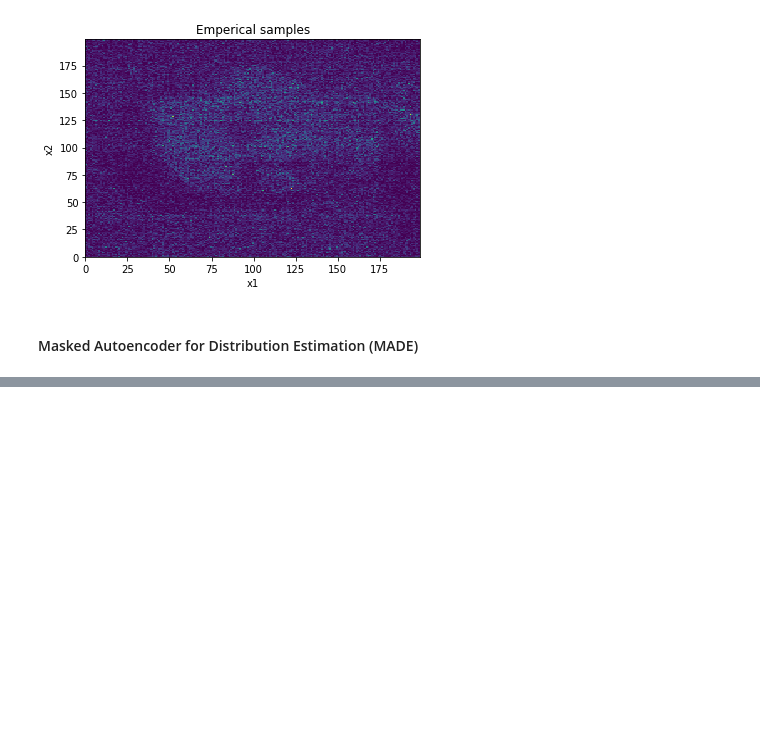
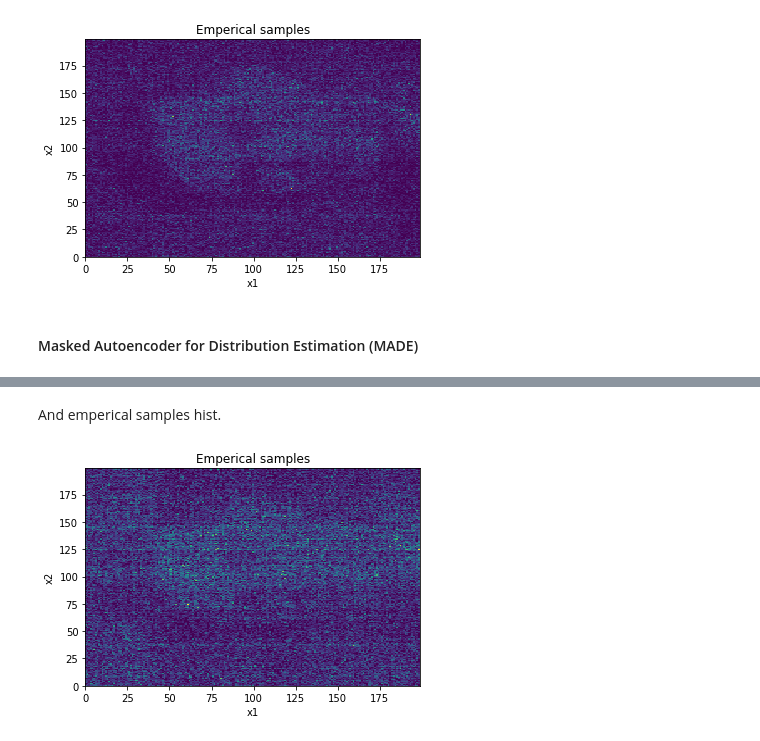
Before and after one commit to Igor-Tukh/deep-unsupervised-learning-hse, a Jupyter notebook: hw01_2.ipynb, the cells around one changed output, grey strips where cells are left out. Saved outputs shown, nothing was run; the diff lists cells and outputs as text; code cells hidden in the pictures; blank space fills up the shorter version.

```diff
--- a/hw01_2.ipynb
+++ b/hw01_2.ipynb
@@ -214,0 +297,17 @@ m
+# %% [markdown]
+And emperical samples hist.
+# %%
+pairs = np.transpose([np.tile(np.arange(200), 200), np.repeat(np.arange(200), 200)])[:,[1, 0]]
+model_data = model(torch.tensor(pairs))
+model_data = model_data.detach().numpy().prod(axis=1).reshape(200, 200)
+model_data = model_data / model_data.sum()
+indexes = np.random.choice(np.arange(200 * 200), size=100000, p=model_data.reshape(-1))
+model_samples = np.array([(index // 200, index % 200) for index in indexes])
+
+plt.hist2d(model_samples[:,0], model_samples[:,1], bins=[200, 200], range=np.array([[0,199], [0,199]]))
+plt.title("Emperical samples")
+plt.xlabel("x1")
+plt.ylabel("x2")
+plt.show()
+# %% [output]
+[figure, added]
```
Also changed, not shown: parts of 12 cells of this notebook.
